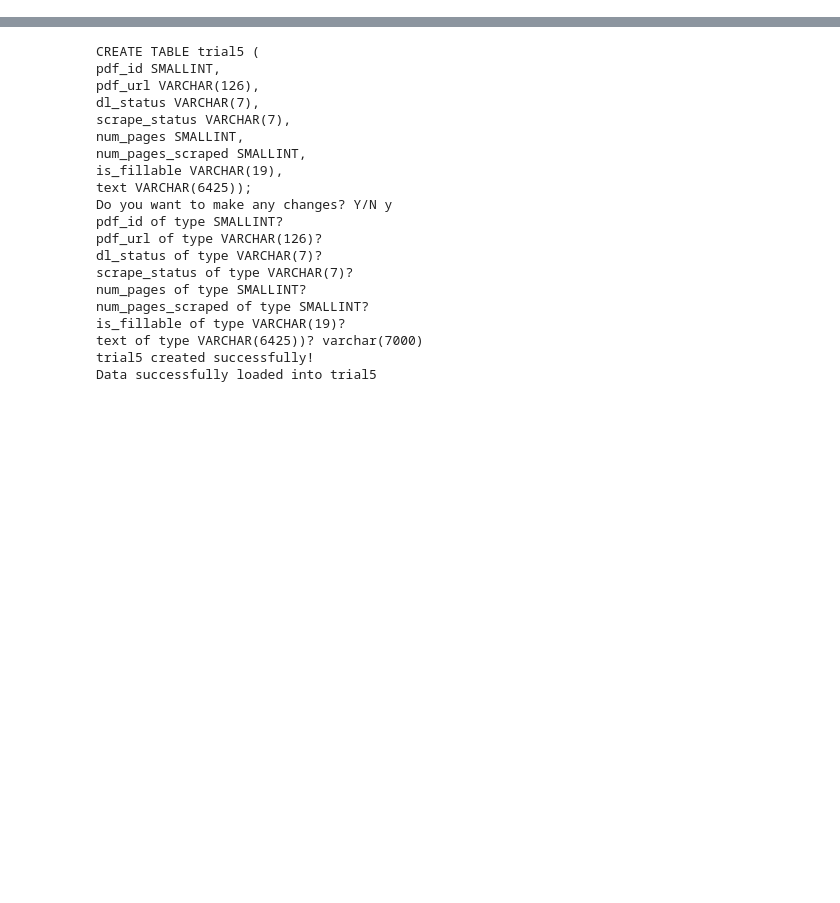
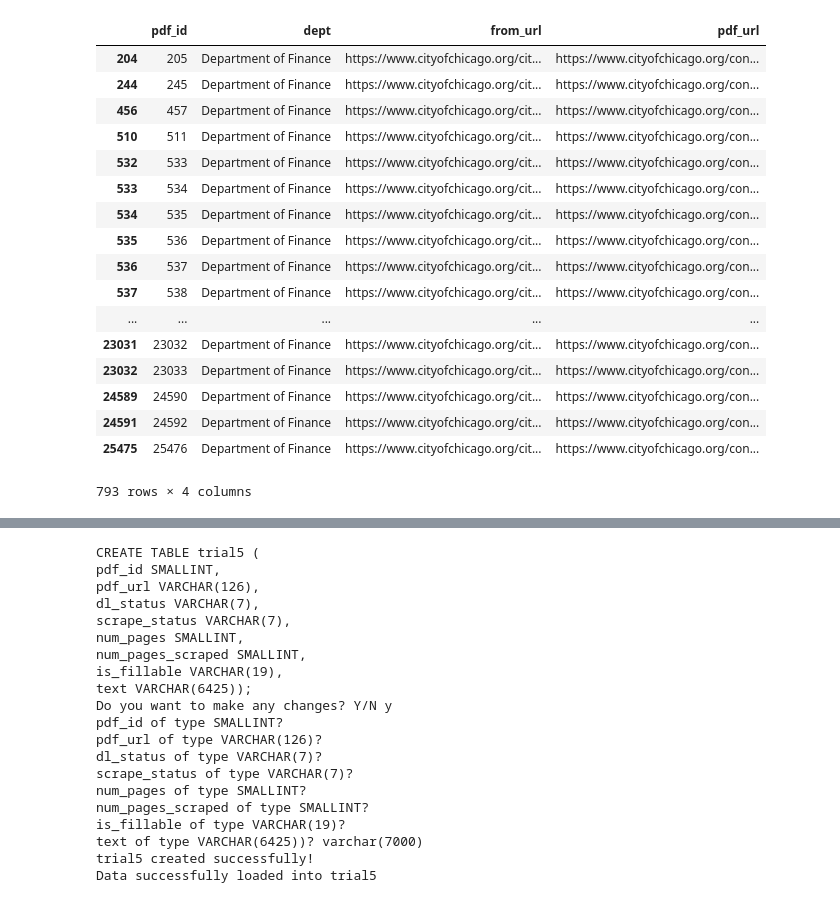
Before and after one commit to CityBaseInc/pdfscrape, a Jupyter notebook: notebooks/PDF Scrape Pipeline.ipynb, the cells around one changed output, grey strips where cells are left out. Drawn from its saved outputs; the diff is of its cells as text; code cells hidden in the pictures; blank space fills up the shorter version.

```diff
--- a/notebooks/PDF Scrape Pipeline.ipynb
+++ b/notebooks/PDF Scrape Pipeline.ipynb
@@ -8,4 +11,4 @@ import json
 import psycopg2
 import csv
 # %%
-p = PDFPipeline('./data/all_Chicago_pdfs_nodups.csv', limit = 10)
+p = PDFPipeline('./data/all_Chicago_pdfs_nodups.csv')
@@ -26 +15,23 @@ p.pdfurls
+# %%
+p.pdfurls = p.pdfurls[p.pdfurls['dept'] == 'Department of Finance']
+p.pdfurls
+# %% [output]
+|  | pdf_id | dept | from_url | pdf_url |
+| 204 | 205 | Department of Finance | https://www.cityofchicago.org/cit... | https://www.cityofchicago.org/con... |
+| 244 | 245 | Department of Finance | https://www.cityofchicago.org/cit... | https://www.cityofchicago.org/con... |
+| 456 | 457 | Department of Finance | https://www.cityofchicago.org/cit... | https://www.cityofchicago.org/con... |
+| 510 | 511 | Department of Finance | https://www.cityofchicago.org/cit... | https://www.cityofchicago.org/con... |
+| 532 | 533 | Department of Finance | https://www.cityofchicago.org/cit... | https://www.cityofchicago.org/con... |
+| 533 | 534 | Department of Finance | https://www.cityofchicago.org/cit... | https://www.cityofchicago.org/con... |
+| 534 | 535 | Department of Finance | https://www.cityofchicago.org/cit... | https://www.cityofchicago.org/con... |
+| 535 | 536 | Department of Finance | https://www.cityofchicago.org/cit... | https://www.cityofchicago.org/con... |
+| 536 | 537 | Department of Finance | https://www.cityofchicago.org/cit... | https://www.cityofchicago.org/con... |
+| 537 | 538 | Department of Finance | https://www.cityofchicago.org/cit... | https://www.cityofchicago.org/con... |
+| ... | ... | ... | ... | ... |
+| 23031 | 23032 | Department of Finance | https://www.cityofchicago.org/cit... | https://www.cityofchicago.org/con... |
+| 23032 | 23033 | Department of Finance | https://www.cityofchicago.org/cit... | https://www.cityofchicago.org/con... |
+| 24589 | 24590 | Department of Finance | https://www.cityofchicago.org/cit... | https://www.cityofchicago.org/con... |
+| 24591 | 24592 | Department of Finance | https://www.cityofchicago.org/cit... | https://www.cityofchicago.org/con... |
+| 25475 | 25476 | Department of Finance | https://www.cityofchicago.org/cit... | https://www.cityofchicago.org/con... |
+793 rows × 4 columns
 # %%
```
Also changed, not shown: parts of 4 cells of this notebook.
